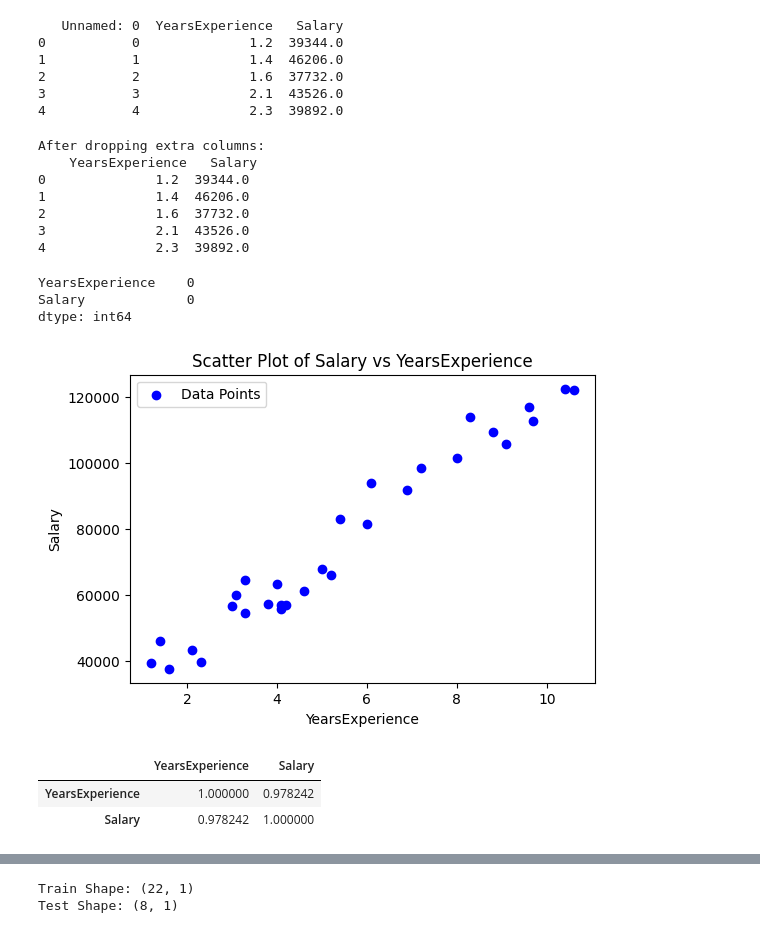
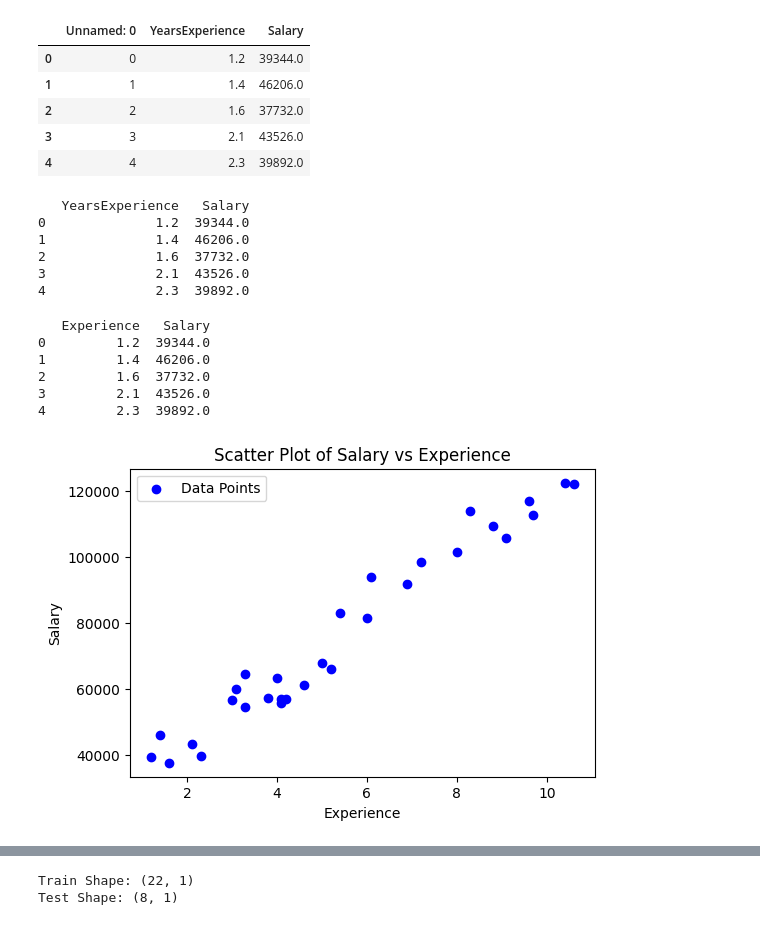
Before and after one commit to ShivamAttri05/Data_Science_Progress, a Jupyter notebook: Machine-Learning/01-Simple_Linear_Regression/Practice/SimpleLinearRegression.ipynb, the cells around one changed output, grey strips where cells are left out. Drawn from its saved outputs; the diff is of its cells as text; code cells hidden in the pictures.

```diff
--- a/Machine-Learning/01-Simple_Linear_Regression/Practice/SimpleLinearRegression.ipynb
+++ b/Machine-Learning/01-Simple_Linear_Regression/Practice/SimpleLinearRegression.ipynb
@@ -11,45 +11,45 @@ from sklearn.metrics import mean_squared_error, mean_absolute_error, r2_score
 
 import statsmodels.api as sm
 # %%
+# Step 2: Load Dataset
 df = pd.read_csv("Salary_dataset.csv")
-print(df.head())
+df.head()
 # %% [output]
-   Unnamed: 0  YearsExperience   Salary
-0           0              1.2  39344.0
-1           1              1.4  46206.0
-2           2              1.6  37732.0
-3           3              2.1  43526.0
-4           4              2.3  39892.0
+|  | Unnamed: 0 | YearsExperience | Salary |
+| 0 | 0 | 1.2 | 39344.0 |
+| 1 | 1 | 1.4 | 46206.0 |
+| 2 | 2 | 1.6 | 37732.0 |
+| 3 | 3 | 2.1 | 43526.0 |
+| 4 | 4 | 2.3 | 39892.0 |
 # %%
 df.drop(columns=["Unnamed: 0"], axis=1, inplace=True)
-print("\nAfter dropping extra columns:\n", df.head())
+df.rename(columns={'Year Experience': 'Years of Experience'}, inplace=True)
+print(df.head())
 # %% [output]
-After dropping extra columns:
-    YearsExperience   Salary
+   YearsExperience   Salary
 0              1.2  39344.0
 1              1.4  46206.0
 2              1.6  37732.0
 3              2.1  43526.0
 4              2.3  39892.0
-# %%
-df.isnull().sum()
-# %% [output]
-YearsExperience    0
-Salary             0
-dtype: int64
+# %%
+df.rename(columns={'Years of Experience': 'Experience'}, inplace=True)
+print(df.head())
+# %% [output]
+   Experience   Salary
+0         1.2  39344.0
+1         1.4  46206.0
+2         1.6  37732.0
+3         2.1  43526.0
+4         2.3  39892.0
 # %%
+# Step 3: Scatter Plot
 plt.figure(figsize=(6,4))
-plt.scatter(df["YearsExperience"], df["Salary"], color='blue', label="Data Points")
-plt.xlabel('YearsExperience')
+plt.scatter(df["Experience"], df["Salary"], color='blue', label="Data Points")
+plt.xlabel('Experience')
 plt.ylabel('Salary')
-plt.title("Scatter Plot of Salary vs YearsExperience")
+plt.title("Scatter Plot of Salary vs Experience")
 plt.legend()
 plt.show()
 # %% [output]
-[figure, old version]
+[figure, new version]
-# %%
-df.corr()
-# %% [output]
-|  | YearsExperience | Salary |
-| YearsExperience | 1.000000 | 0.978242 |
-| Salary | 0.978242 | 1.000000 |
```
Also changed, not shown: parts of 19 cells of this notebook.
